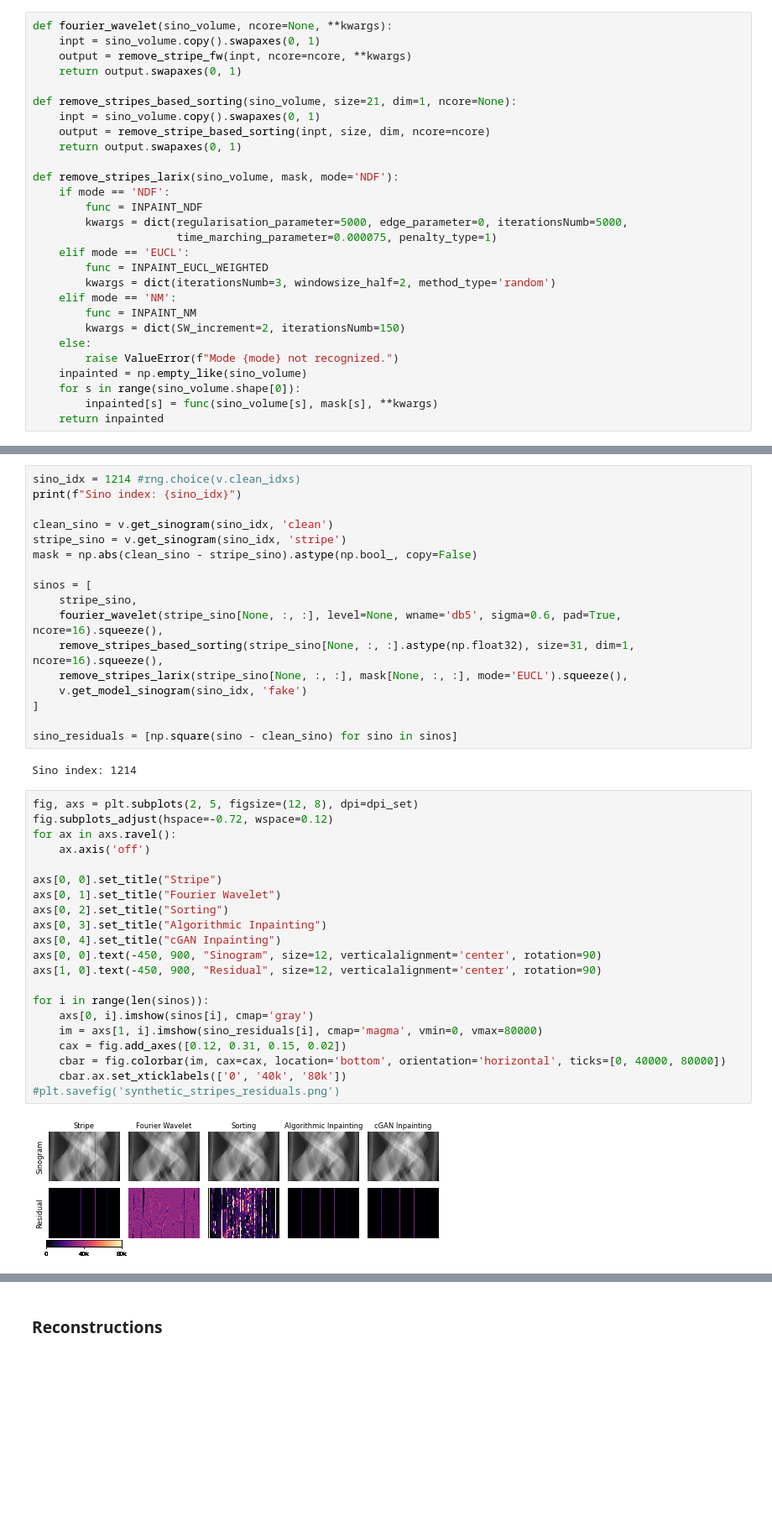
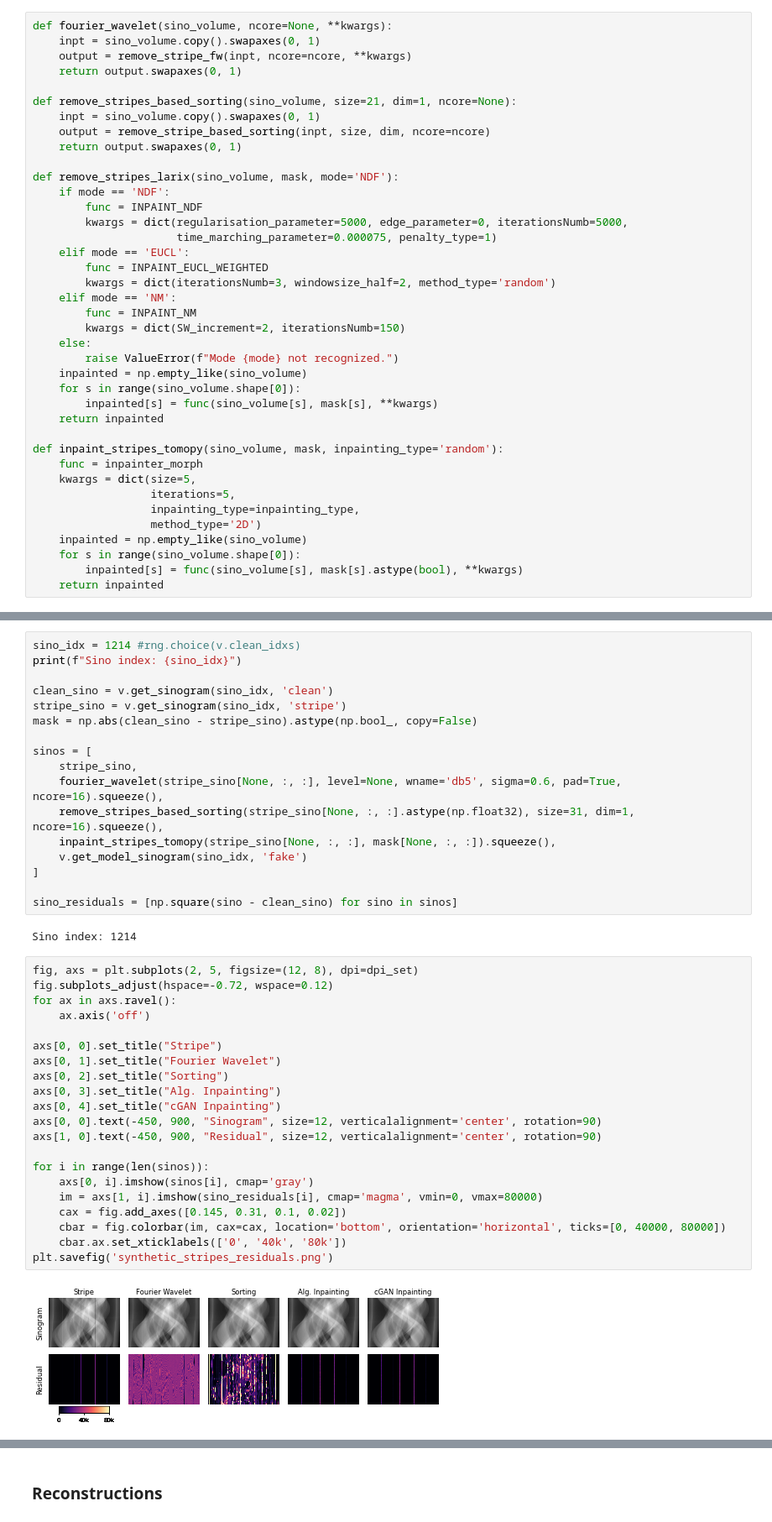
Before and after one commit to dkazanc/NoStripesNet, a Jupyter notebook: residuals.ipynb, the cells around one changed output, grey strips where cells are left out. Shown at 84% size. Saved outputs shown, nothing was run; the diff lists cells and outputs as text; blank space fills up the shorter version.

```diff
--- a/residuals.ipynb
+++ b/residuals.ipynb
@@ -64,6 +64,17 @@ def remove_stripes_larix(sino_volume, mask, mode='NDF'):
     for s in range(sino_volume.shape[0]):
         inpainted[s] = func(sino_volume[s], mask[s], **kwargs)
     return inpainted
+
+def inpaint_stripes_tomopy(sino_volume, mask, inpainting_type='random'):
+    func = inpainter_morph
+    kwargs = dict(size=5,
+                  iterations=5,
+                  inpainting_type=inpainting_type,
+                  method_type='2D')
+    inpainted = np.empty_like(sino_volume)
+    for s in range(sino_volume.shape[0]):
+        inpainted[s] = func(sino_volume[s], mask[s].astype(bool), **kwargs)
+    return inpainted
 # %%
 def load_model(path, device=None):
     # Load model state dict from disk
@@ -152,7 +163,7 @@ sinos = [
     stripe_sino,
     fourier_wavelet(stripe_sino[None, :, :], level=None, wname='db5', sigma=0.6, pad=True, ncore=16).squeeze(),
     remove_stripes_based_sorting(stripe_sino[None, :, :].astype(np.float32), size=31, dim=1, ncore=16).squeeze(),
-    remove_stripes_larix(stripe_sino[None, :, :], mask[None, :, :], mode='EUCL').squeeze(),
+    inpaint_stripes_tomopy(stripe_sino[None, :, :], mask[None, :, :]).squeeze(),
     v.get_model_sinogram(sino_idx, 'fake')
 ]
 
@@ -162,23 +173,23 @@ Sino index: 1214
 # %%
 fig, axs = plt.subplots(2, 5, figsize=(12, 8), dpi=dpi_set)
 fig.subplots_adjust(hspace=-0.72, wspace=0.12)
 for ax in axs.ravel():
     ax.axis('off')
 
 axs[0, 0].set_title("Stripe")
 axs[0, 1].set_title("Fourier Wavelet")
 axs[0, 2].set_title("Sorting")
-axs[0, 3].set_title("Algorithmic Inpainting")
+axs[0, 3].set_title("Alg. Inpainting")
 axs[0, 4].set_title("cGAN Inpainting")
 axs[0, 0].text(-450, 900, "Sinogram", size=12, verticalalignment='center', rotation=90)
 axs[1, 0].text(-450, 900, "Residual", size=12, verticalalignment='center', rotation=90)
 
 for i in range(len(sinos)):
     axs[0, i].imshow(sinos[i], cmap='gray')
     im = axs[1, i].imshow(sino_residuals[i], cmap='magma', vmin=0, vmax=80000)
-    cax = fig.add_axes([0.12, 0.31, 0.15, 0.02])
+    cax = fig.add_axes([0.145, 0.31, 0.1, 0.02])
     cbar = fig.colorbar(im, cax=cax, location='bottom', orientation='horizontal', ticks=[0, 40000, 80000])
     cbar.ax.set_xticklabels(['0', '40k', '80k'])
-#plt.savefig('synthetic_stripes_residuals.png')
+plt.savefig('synthetic_stripes_residuals.png')
 # %% [output]
-[figure, old version]
+[figure, new version]
```
Also changed, not shown: parts of 7 cells of this notebook, 6 other files.
